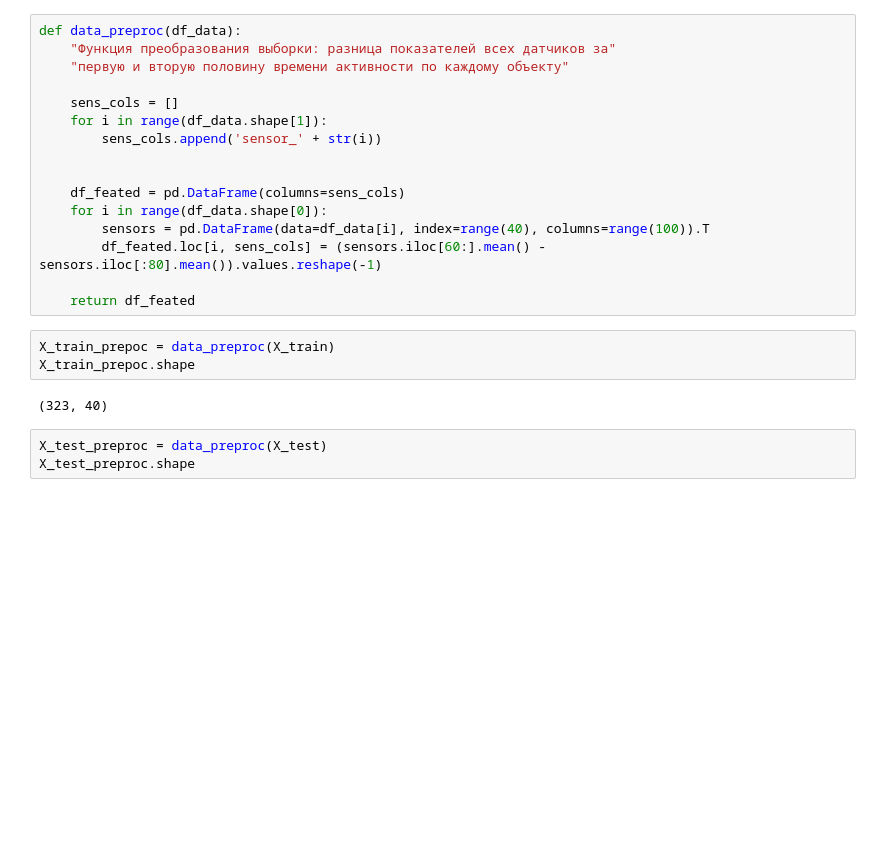
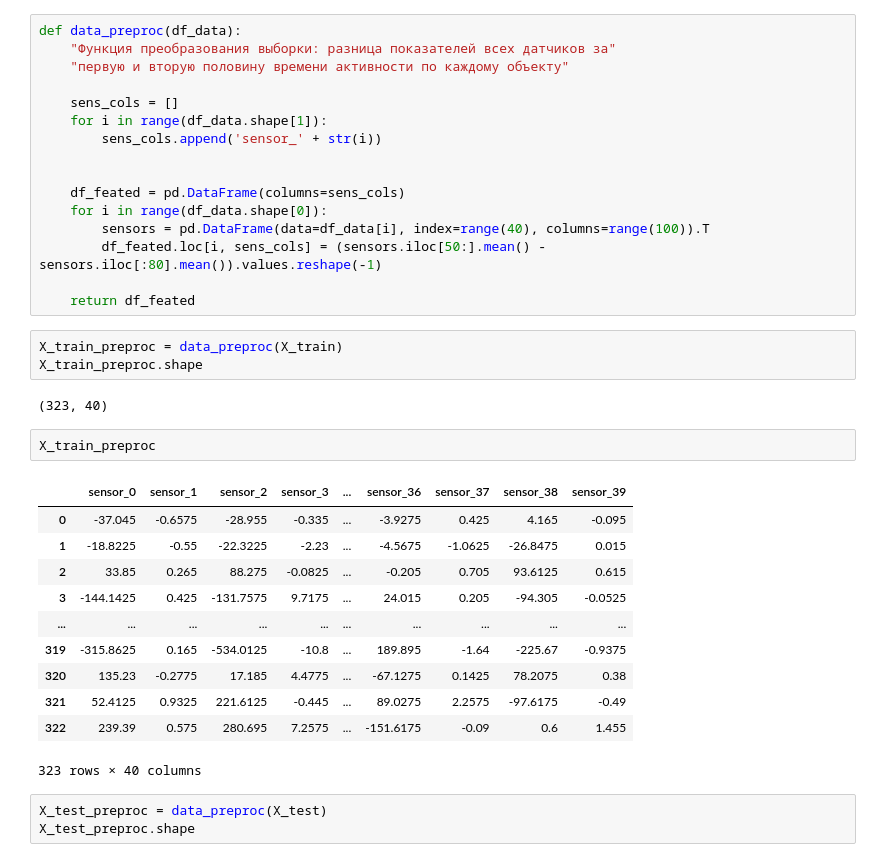
Before and after one commit to gesture-classification/test_task, a Jupyter notebook: notebooks/Project.ipynb, the cells around one changed output. Cells and saved outputs as stored; diff of their text form; blank space fills up the shorter version.

```diff
--- a/notebooks/Project.ipynb
+++ b/notebooks/Project.ipynb
@@ -192,14 +231,28 @@ def data_preproc(df_data):
     df_feated = pd.DataFrame(columns=sens_cols)
     for i in range(df_data.shape[0]):
         sensors = pd.DataFrame(data=df_data[i], index=range(40), columns=range(100)).T
-        df_feated.loc[i, sens_cols] = (sensors.iloc[60:].mean() - sensors.iloc[:80].mean()).values.reshape(-1)
+        df_feated.loc[i, sens_cols] = (sensors.iloc[50:].mean() - sensors.iloc[:80].mean()).values.reshape(-1)
 
     return df_feated
 # %%
-X_train_prepoc = data_preproc(X_train)
-X_train_prepoc.shape
+X_train_preproc = data_preproc(X_train)
+X_train_preproc.shape
 # %% [output]
 (323, 40)
+# %%
+X_train_preproc
+# %% [output]
+|  | sensor_0 | sensor_1 | sensor_2 | sensor_3 | ... | sensor_36 | sensor_37 | sensor_38 | sensor_39 |
+| 0 | -37.045 | -0.6575 | -28.955 | -0.335 | ... | -3.9275 | 0.425 | 4.165 | -0.095 |
+| 1 | -18.8225 | -0.55 | -22.3225 | -2.23 | ... | -4.5675 | -1.0625 | -26.8475 | 0.015 |
+| 2 | 33.85 | 0.265 | 88.275 | -0.0825 | ... | -0.205 | 0.705 | 93.6125 | 0.615 |
+| 3 | -144.1425 | 0.425 | -131.7575 | 9.7175 | ... | 24.015 | 0.205 | -94.305 | -0.0525 |
+| ... | ... | ... | ... | ... | ... | ... | ... | ... | ... |
+| 319 | -315.8625 | 0.165 | -534.0125 | -10.8 | ... | 189.895 | -1.64 | -225.67 | -0.9375 |
+| 320 | 135.23 | -0.2775 | 17.185 | 4.4775 | ... | -67.1275 | 0.1425 | 78.2075 | 0.38 |
+| 321 | 52.4125 | 0.9325 | 221.6125 | -0.445 | ... | 89.0275 | 2.2575 | -97.6175 | -0.49 |
+| 322 | 239.39 | 0.575 | 280.695 | 7.2575 | ... | -151.6175 | -0.09 | 0.6 | 1.455 |
+323 rows × 40 columns
 # %%
 X_test_preproc = data_preproc(X_test)
 X_test_preproc.shape
```
Also changed, not shown: parts of 12 cells of this notebook.
